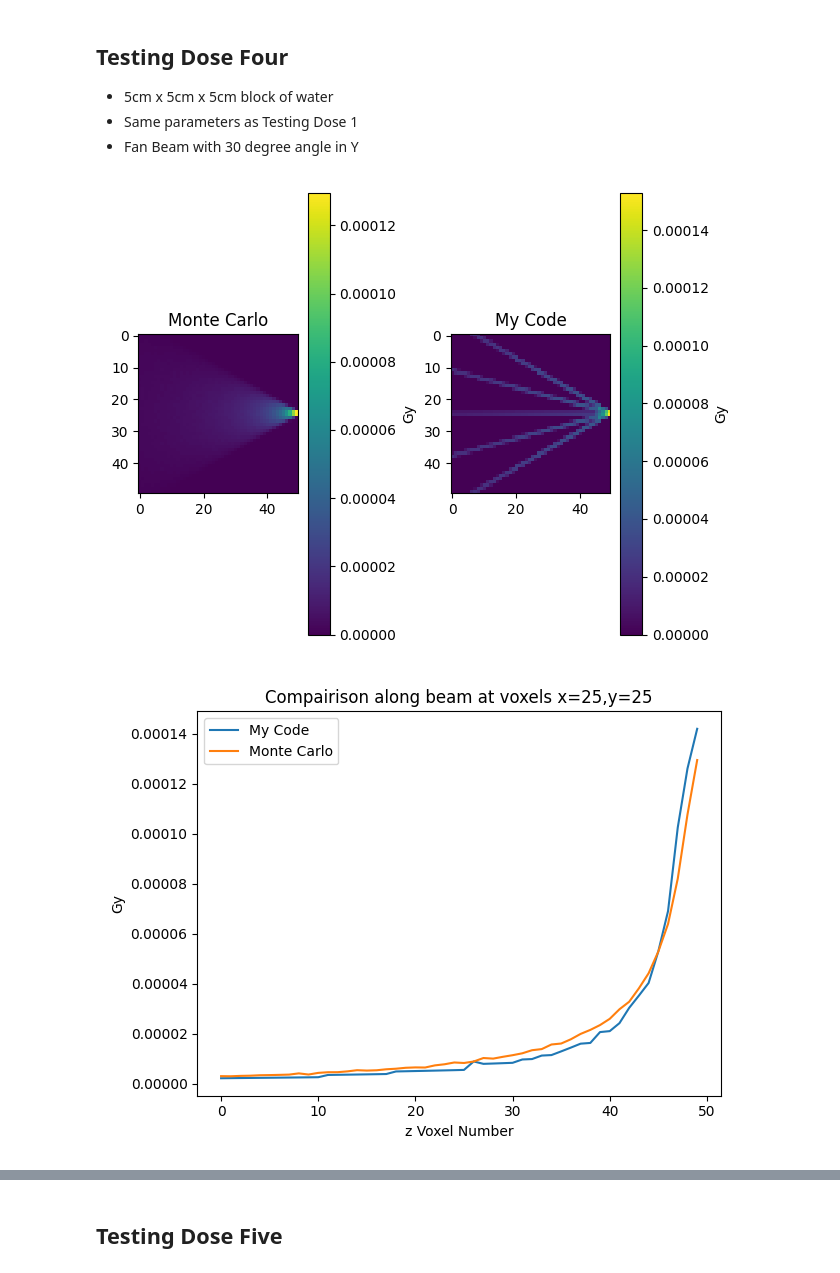
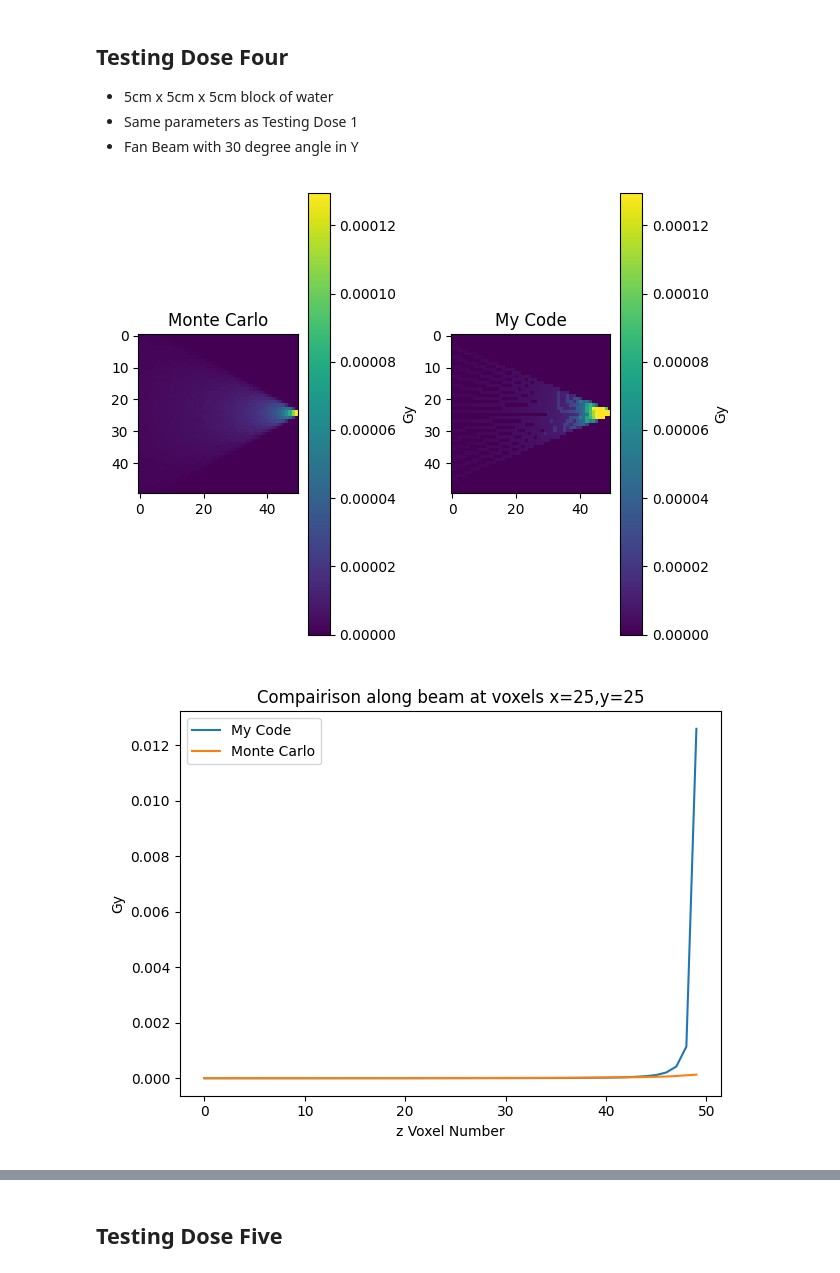
Before and after one commit to jbrewster7/NSERC-Summer-2022, a Jupyter notebook: Python/Monte_Carlo_Comparisons.ipynb, the cells around one changed output, grey strips where cells are left out. Drawn from its saved outputs; the diff is of its cells as text; code cells hidden in the pictures.

```diff
--- a/Python/Monte_Carlo_Comparisons.ipynb
+++ b/Python/Monte_Carlo_Comparisons.ipynb
@@ -14,7 +14,7 @@ Populating the interactive namespace from numpy and matplotlib
 This is a 120 keV monoenergetic pencil beam in an ellipse shape moving from positive to negative z in water. The medium is a 5cm x 5cm x 5cm block with 50 voxels in each axis.
 # %%
 # my_dose_array_corrected = pickle.load(open('dose_19.pickle','rb'))
-my_dose_array = pickle.load(open('dose_38.pickle','rb'))
+my_dose_array = pickle.load(open('dose_40.pickle','rb'))
 mc_dose_array_full = BinnedResult('../Topas/TestingDose1.csv')
 mc_dose_array = mc_dose_array_full.data['Sum']
 # %%
@@ -285,7 +285,7 @@ tight_layout()
 - Same parameters as Testing Dose 1
 - Fan Beam with 30 degree angle in Y
 # %%
-my_dose_array = pickle.load(open('dose4_11.pickle','rb'))
+my_dose_array = pickle.load(open('dose4_20.pickle','rb'))
 mc_dose_array_full = BinnedResult('../Topas/TestingDose4.csv')
 mc_dose_array = mc_dose_array_full.data['Sum']
 # %%
@@ -293,29 +293,30 @@ conversion = 1.602e-10
 # %%
 x = 24
 bar = True
 
 ifig=1;close(ifig);figure(ifig)
 subplot(1,2,1,sharex=gca(), sharey=gca(),autoscale_on=True)
 imshow(mc_dose_array[x],vmin=0,vmax=np.max((mc_dose_array)))
 # imshow(mc_dose_array[x],vmin=0,vmax=np.max((mc_dose_array,my_dose_array*1.602e-10)))
 title('Monte Carlo')
 if bar:
     cbar=colorbar()
     cbar.set_label('Gy')
 
 subplot(1,2,2,sharex=gca(), sharey=gca(),autoscale_on=True)
-imshow(my_dose_array[x]*conversion,vmin=0,vmax=np.max((my_dose_array*conversion)))
+# imshow(my_dose_array[x]*conversion,vmin=0,vmax=np.max((my_dose_array*conversion)))
+imshow(my_dose_array[x]*conversion,vmin=0,vmax=np.max((mc_dose_array)))
 # imshow(my_dose_array[x]*conversion,vmin=0,vmax=np.max((mc_dose_array,my_dose_array*conversion)))
 title('My Code')
 if bar:
     cbar=colorbar()
     cbar.set_label('Gy')
 
 tight_layout()
 # subplot?
 # savefig('GOOD_WATER.png')
 # %% [output]
-[figure, old version]
+[figure, new version]
 # %%
 ifig=2;close(ifig);figure(ifig)
 plot(my_dose_array[25][25]*conversion,label='My Code')
@@ -327,7 +328,7 @@ xlabel('z Voxel Number')
 tight_layout()
 # savefig('TestingDose1.png')
 # %% [output]
-[figure, old version]
+[figure, new version]
 # %%
 ifig=3;close(ifig);figure(ifig)
 for n in range(len(my_dose_array[25])):
```
Also changed, not shown: parts of 21 cells of this notebook, 31 other files.
